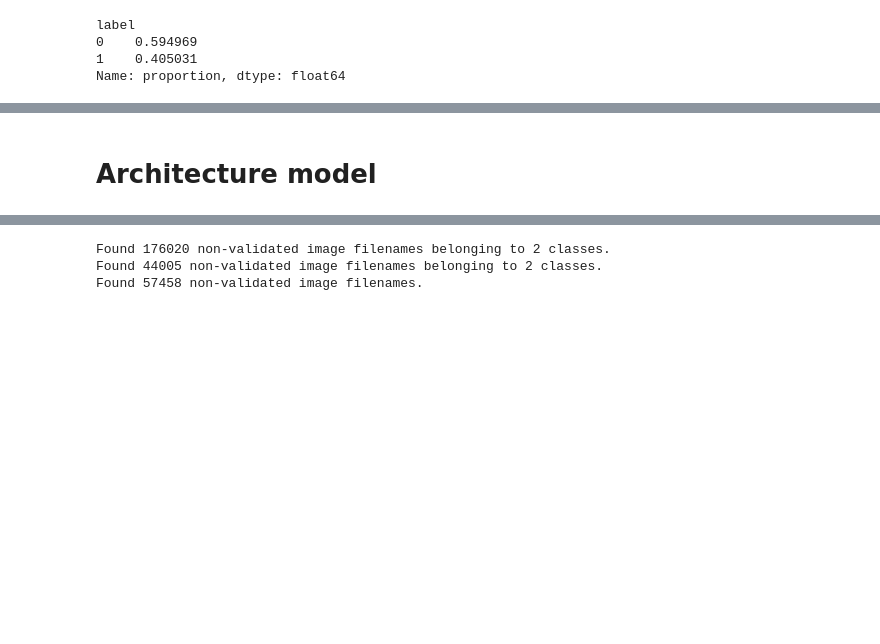
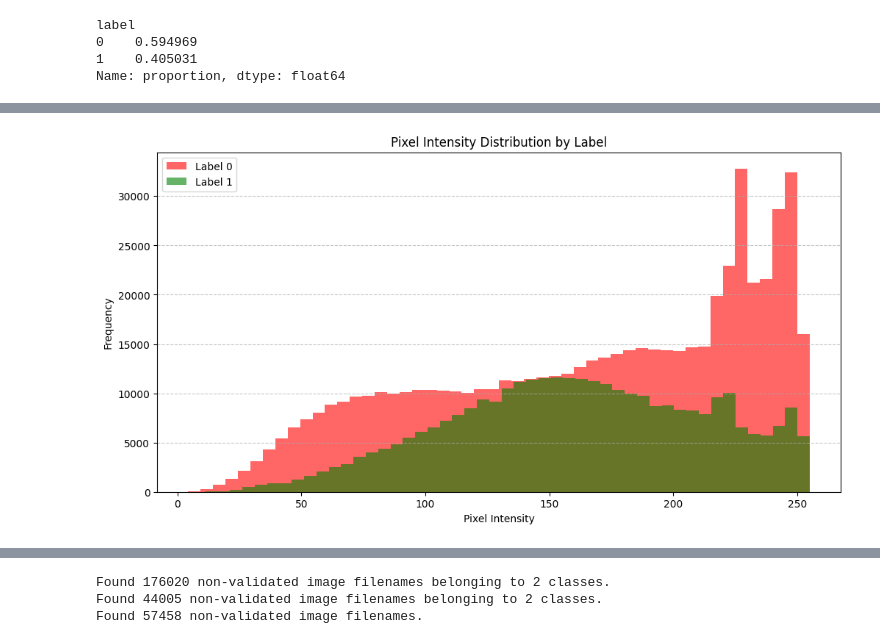
Before and after one commit to cesar1091/Mini-Project---Histopathologic-Cancer-Detection, a Jupyter notebook: notebook/Experiment.ipynb, the cells around one changed output, grey strips where cells are left out. Drawn from its saved outputs; the diff is of its cells as text; code cells hidden in the pictures; blank space fills up the shorter version.

```diff
--- a/notebook/Experiment.ipynb
+++ b/notebook/Experiment.ipynb
@@ -115,2 +165,31 @@ Cancerous Images
-# %% [markdown]
-# Architecture model
+# %%
+# Separate pixel values for label=0 and label=1
+pixel_values_label_0 = []
+pixel_values_label_1 = []
+
+# Iterate through the dataset and collect pixel values based on labels
+for image_, label in zip(sample_data, sample_labels):
+    # Convert the RGB image (96, 96, 3) to grayscale
+    grayscale_image = np.mean(image_, axis=2)  # Average across the color channels to get grayscale
+    if label == 0:
+        pixel_values_label_0.extend(grayscale_image.flatten())  # Collect pixel values for label=0
+    elif label == 1:
+        pixel_values_label_1.extend(grayscale_image.flatten())  # Collect pixel values for label=1
+
+# Plot the pixel intensity distribution for both labels
+plt.figure(figsize=(12, 6))
+
+# Distribution for label=0
+plt.hist(pixel_values_label_0, bins=50, color='red', alpha=0.6, label='Label 0')
+
+# Distribution for label=1
+plt.hist(pixel_values_label_1, bins=50, color='green', alpha=0.6, label='Label 1')
+
+plt.title('Pixel Intensity Distribution by Label')
+plt.xlabel('Pixel Intensity')
+plt.ylabel('Frequency')
+plt.legend()
+plt.grid(axis='y', linestyle='--', alpha=0.7)
+plt.show()
+# %% [output]
+[figure, added]
```
Also changed, not shown: parts of 15 cells of this notebook, 2 other files.
